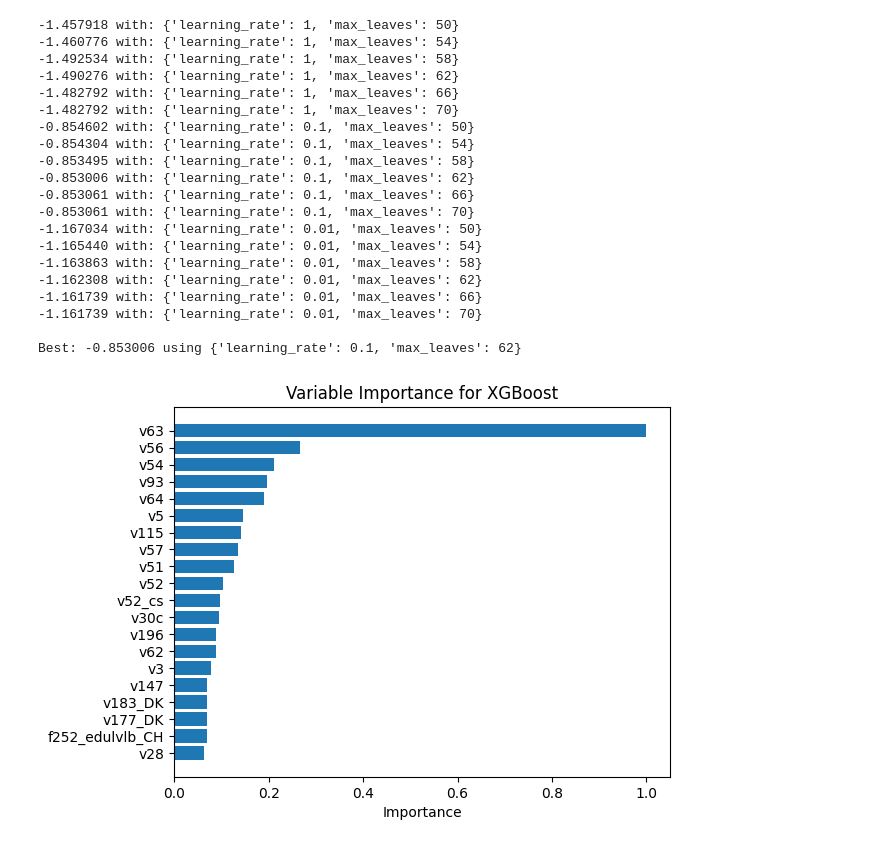
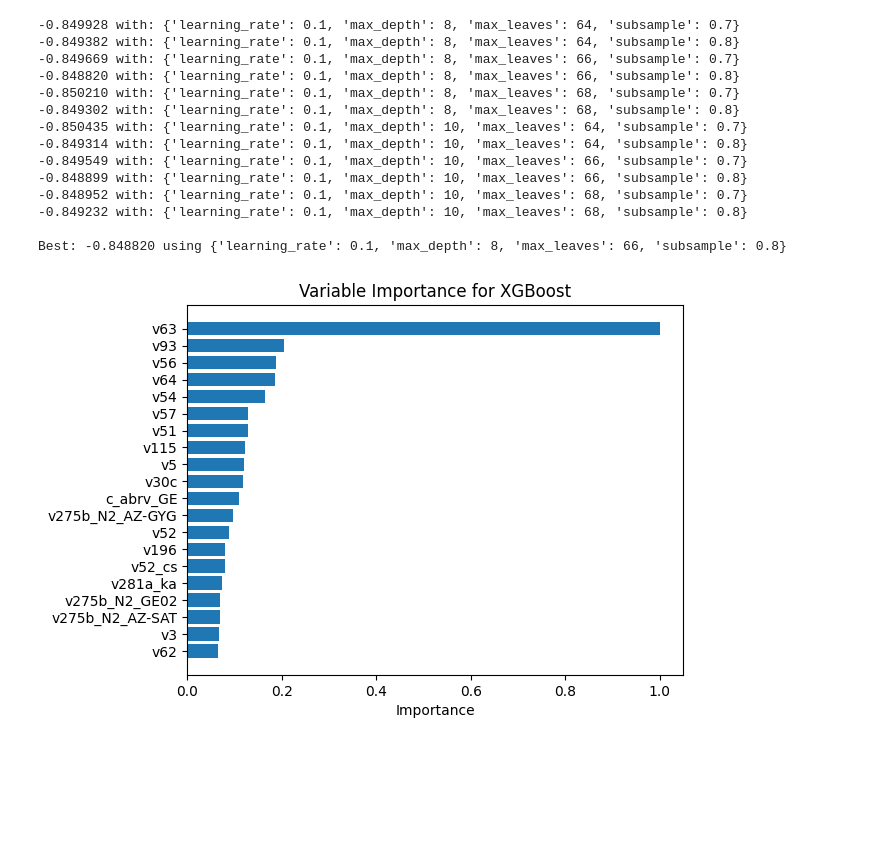
Before and after one commit to williamlin02/stat441-kaggle, a Jupyter notebook: xgb/xgb.ipynb, the cells around one changed output. Drawn from its saved outputs; the diff is of its cells as text; code cells hidden in the pictures; blank space fills up the shorter version.

Commit message:
data processing and updated xgb and NN

```diff
--- a/xgb/xgb.ipynb
+++ b/xgb/xgb.ipynb
@@ -30,14 +32,24 @@ X_test = X_test_data.values[:,1:]
 
 # X_test = scaler.fit_transform(X_test)
+# %%
+dataset = data.Dataset()
+X_train = dataset.getTrain().values
+X_test = dataset.getTest().values
 # %%
 # grid search
 model = xgb.XGBClassifier(objective="multi:softmax", subsample=0.5, random_state=441)
 kfold = StratifiedKFold(n_splits=5, shuffle=True, random_state=441)
 
-#-0.853006 for 62 is min seems
-interactions = [50, 54, 58, 62, 66, 70]
-shrinks =  [1, 0.1, 0.01]
-param_grid = dict(max_leaves=interactions, learning_rate=shrinks)
+#-0.851461 for 62, 0.1 with data one hot
+#-0.853006 for 62, 0.1 is min seems
+#Best: -0.849549 using {'learning_rate': 0.1, 'max_depth': 10, 'max_leaves': 66, 'subsample': 0.7}
+#Best: -0.848820 using {'learning_rate': 0.1, 'max_depth': 8, 'max_leaves': 66, 'subsample': 0.8}
+param_grid = {
+    'max_depth': [6, 8, 10],
+    'max_leaves': [66],
+    'learning_rate': [0.1],#[0.5, 0.1, 0.05]
+    'subsample': [0.8]
+}
 
 grid_search = GridSearchCV(model, param_grid, scoring="neg_log_loss", n_jobs=-1, cv=kfold)
 grid_result = grid_search.fit(X_train, y_train)
@@ -50,28 +62,22 @@ for mean, param in zip(means, params):
 
 print("\nBest: %f using %s" % (grid_result.best_score_, grid_result.best_params_))
 # %% [output]
--1.457918 with: {'learning_rate': 1, 'max_leaves': 50}
--1.460776 with: {'learning_rate': 1, 'max_leaves': 54}
--1.492534 with: {'learning_rate': 1, 'max_leaves': 58}
--1.490276 with: {'learning_rate': 1, 'max_leaves': 62}
--1.482792 with: {'learning_rate': 1, 'max_leaves': 66}
--1.482792 with: {'learning_rate': 1, 'max_leaves': 70}
--0.854602 with: {'learning_rate': 0.1, 'max_leaves': 50}
--0.854304 with: {'learning_rate': 0.1, 'max_leaves': 54}
--0.853495 with: {'learning_rate': 0.1, 'max_leaves': 58}
--0.853006 with: {'learning_rate': 0.1, 'max_leaves': 62}
--0.853061 with: {'learning_rate': 0.1, 'max_leaves': 66}
--0.853061 with: {'learning_rate': 0.1, 'max_leaves': 70}
--1.167034 with: {'learning_rate': 0.01, 'max_leaves': 50}
--1.165440 with: {'learning_rate': 0.01, 'max_leaves': 54}
--1.163863 with: {'learning_rate': 0.01, 'max_leaves': 58}
--1.162308 with: {'learning_rate': 0.01, 'max_leaves': 62}
--1.161739 with: {'learning_rate': 0.01, 'max_leaves': 66}
--1.161739 with: {'learning_rate': 0.01, 'max_leaves': 70}
+-0.849928 with: {'learning_rate': 0.1, 'max_depth': 8, 'max_leaves': 64, 'subsample': 0.7}
+-0.849382 with: {'learning_rate': 0.1, 'max_depth': 8, 'max_leaves': 64, 'subsample': 0.8}
+-0.849669 with: {'learning_rate': 0.1, 'max_depth': 8, 'max_leaves': 66, 'subsample': 0.7}
+-0.848820 with: {'learning_rate': 0.1, 'max_depth': 8, 'max_leaves': 66, 'subsample': 0.8}
+-0.850210 with: {'learning_rate': 0.1, 'max_depth': 8, 'max_leaves': 68, 'subsample': 0.7}
+-0.849302 with: {'learning_rate': 0.1, 'max_depth': 8, 'max_leaves': 68, 'subsample': 0.8}
+-0.850435 with: {'learning_rate': 0.1, 'max_depth': 10, 'max_leaves': 64, 'subsample': 0.7}
+-0.849314 with: {'learning_rate': 0.1, 'max_depth': 10, 'max_leaves': 64, 'subsample': 0.8}
+-0.849549 with: {'learning_rate': 0.1, 'max_depth': 10, 'max_leaves': 66, 'subsample': 0.7}
+-0.848899 with: {'learning_rate': 0.1, 'max_depth': 10, 'max_leaves': 66, 'subsample': 0.8}
+-0.848952 with: {'learning_rate': 0.1, 'max_depth': 10, 'max_leaves': 68, 'subsample': 0.7}
+-0.849232 with: {'learning_rate': 0.1, 'max_depth': 10, 'max_leaves': 68, 'subsample': 0.8}
 
-Best: -0.853006 using {'learning_rate': 0.1, 'max_leaves': 62}
+Best: -0.848820 using {'learning_rate': 0.1, 'max_depth': 8, 'max_leaves': 66, 'subsample': 0.8}
 # %%
-best_model = xgb.XGBClassifier(objective="multi:softmax", subsample=0.5, random_state=441, max_leaves=62, learning_rate=0.1).fit(X_train, y_train)
+best_model = xgb.XGBClassifier(objective="multi:softmax", random_state=441, max_depth=8, max_leaves=66, learning_rate=0.1, subsample=0.8).fit(X_train, y_train)
 prob = best_model.predict_proba(X_test)
 # %%
 test = np.c_[ np.ones(11438), prob ]              # add a column
@@ -83,15 +89,15 @@ np.savetxt('xgb.csv', test, delimiter=',', header="id,no answer,very important,q
 # %%
 importance = best_model.feature_importances_
 
 # Sort and standardize
-names = X_train_data.columns[1:]
+names = dataset.getTrain().columns
 max = importance.max()
 standard_importance = [x / max for x in importance]
 label = dict(sorted(zip(names, standard_importance),  key=lambda x: x[1])[-20:])
 
 plt.barh(list(label.keys()), list(label.values()))
 plt.xlabel("Importance")
 plt.title("Variable Importance for XGBoost")
 plt.show()
 # %% [output]
-[figure, old version]
+[figure, new version]
```
Also changed, not shown: parts of 5 cells of this notebook, 8 other files.
